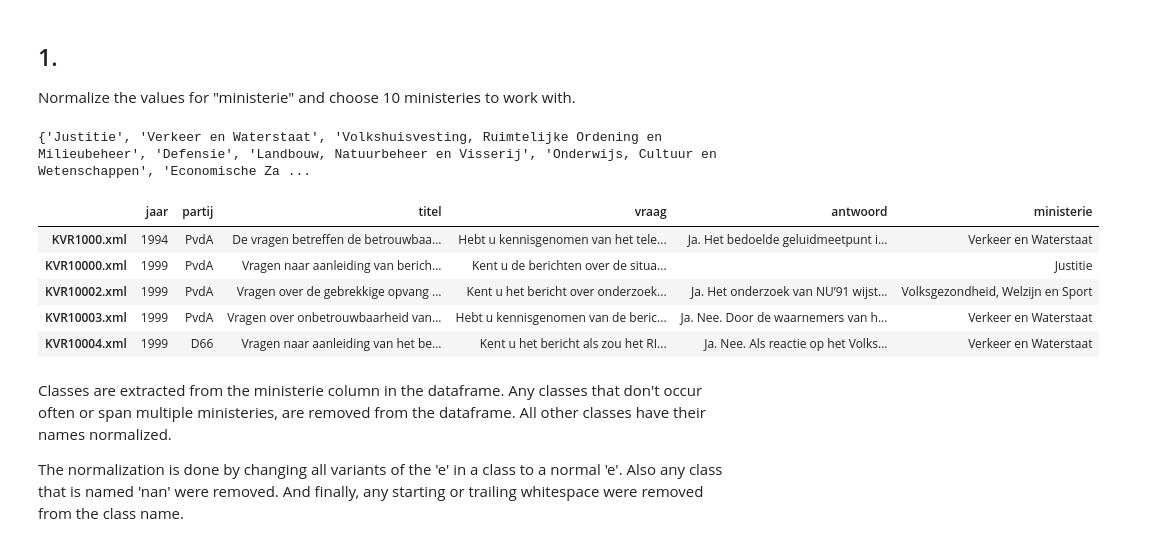
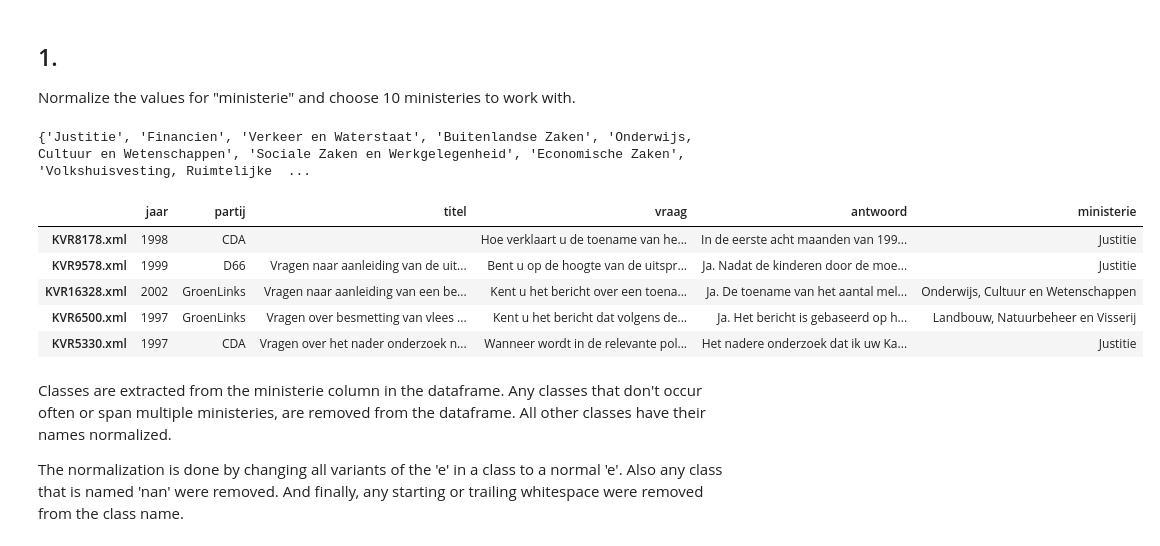
Before and after one commit to rlhjansen/zoekmachines_repo, a Jupyter notebook: assignment_w5.ipynb, the cells around one changed output. Drawn from its saved outputs; the diff is of its cells as text; code cells hidden in the pictures.

```diff
--- a/assignment_w5.ipynb
+++ b/assignment_w5.ipynb
@@ -61,13 +61,19 @@ names=['jaar', 'partij','titel','vraag','antwoord','ministerie']
 
 # Change to KVR1000.csv.gz if this becomes too slow for you
 # kvrdf= pd.read_csv('http://maartenmarx.nl/teaching/zoekmachines/LectureNotes/MySQL/KVR.csv.gz',
-kvrdf= pd.read_csv('http://maartenmarx.nl/teaching/zoekmachines/LectureNotes/MySQL/KVR1000.csv.gz',
+kvrdf= pd.read_csv('http://maartenmarx.nl/teaching/zoekmachines/LectureNotes/MySQL/KVR.csv.gz',
                    compression='gzip', sep='\t',
                    index_col=0, names=names,
                    )
 
 for kolom in names[1:]:
     kvrdf[kolom]= kvrdf[kolom].astype(str)
+
+train = kvrdf.sample(frac=0.2,random_state=200)
+test = kvrdf.drop(train.index)
+
+kvrdf = train
+
 print(kvrdf.shape)
 kvrdf.head()
 # %% [output]
@@ -203,50 +210,49 @@ def choose_10_classes(class_rows, norm_classes):
 def kvrdf_to_10_classes(kvrdf, norm_classes):
     """ Return a copy of kvrdf with normalized class names and only containing rows with classes in norm_classes
 
-    :param kvrdf: pd.Dataframe, containing all downloaded information: questions, ministerie, answers, etc.
+    :param kvrdf: pd.DataFrame, containing all downloaded information: questions, ministerie, answers, etc.
     :param norm_classes: set, containing all normalized class names of the 10 most occuring classes.
 
-    :return:
-        pd.Dataframe, kvrdf but with all rows removed that don't contain any of the ministeries in norm_classes.
+    :return: pd.DataFrame, kvrdf but with all rows removed that don't contain any of the ministeries in norm_classes.
     """
     all_classes = set(kvrdf.ministerie)
 
     for i, c in enumerate(all_classes):
         nc = normalize_class(c)
 
         if not (nc in norm_classes):
             kvrdf = kvrdf[kvrdf.ministerie != c]
-
         else:
             kvrdf.loc[kvrdf["ministerie"] == c, "ministerie"] = nc
 
     return kvrdf
 
 # classes is a set of strings of all classes that are in kvrdf
 classes = set(kvrdf.ministerie)
 
 # norm classes is a set of strings of classes that only span a single ministerie with normalized names.
 norm_classes = {normalize_class(c) for c in determine_classes(classes)}
 
 # class_rows_full is a dictionary mapping a class name to all rows that contain that class.
 class_rows_full = {c:kvrdf.loc[kvrdf.ministerie == c] for c in classes}
 
 # classes is adjusted so it now is a set that contains the normalized strings of the 10 most occuring classes.
 classes = choose_10_classes(class_rows_full, norm_classes)
 print(classes)
 
-# kvrdf is adjusted so any rows that don't contain any class in 'classes' are removed.
+# train and test data are adjusted so any rows that don't contain the class in 'classes' are removed.
 # also, all class names are normalized.
 kvrdf = kvrdf_to_10_classes(kvrdf, classes)
+test = kvrdf_to_10_classes(test, classes)
 kvrdf.head()
 # %% [output]
-{'Justitie', 'Verkeer en Waterstaat', 'Volkshuisvesting, Ruimtelijke Ordening en Milieubeheer', 'Defensie', 'Landbouw, Natuurbeheer en Visserij', 'Onderwijs, Cultuur en Wetenschappen', 'Economische Za ...
+{'Justitie', 'Financien', 'Verkeer en Waterstaat', 'Buitenlandse Zaken', 'Onderwijs, Cultuur en Wetenschappen', 'Sociale Zaken en Werkgelegenheid', 'Economische Zaken', 'Volkshuisvesting, Ruimtelijke  ...
 |  | jaar | partij | titel | vraag | antwoord | ministerie |
-| KVR1000.xml | 1994 | PvdA | De vragen betreffen de betrouwbaa... | Hebt u kennisgenomen van het tele... | Ja. Het bedoelde geluidmeetpunt i... | Verkeer en Waterstaat |
-| KVR10000.xml | 1999 | PvdA | Vragen naar aanleiding van berich... | Kent u de berichten over de situa... |  | Justitie |
-| KVR10002.xml | 1999 | PvdA | Vragen over de gebrekkige opvang ... | Kent u het bericht over onderzoek... | Ja. Het onderzoek van NU’91 wijst... | Volksgezondheid, Welzijn en Sport |
-| KVR10003.xml | 1999 | PvdA | Vragen over onbetrouwbaarheid van... | Hebt u kennisgenomen van de beric... | Ja. Nee. Door de waarnemers van h... | Verkeer en Waterstaat |
-| KVR10004.xml | 1999 | D66 | Vragen naar aanleiding van het be... | Kent u het bericht als zou het RI... | Ja. Nee. Als reactie op het Volks... | Verkeer en Waterstaat |
+| KVR8178.xml | 1998 | CDA |  | Hoe verklaart u de toename van he... | In de eerste acht maanden van 199... | Justitie |
+| KVR9578.xml | 1999 | D66 | Vragen naar aanleiding van de uit... | Bent u op de hoogte van de uitspr... | Ja. Nadat de kinderen door de moe... | Justitie |
+| KVR16328.xml | 2002 | GroenLinks | Vragen naar aanleiding van een be... | Kent u het bericht over een toena... | Ja. De toename van het aantal mel... | Onderwijs, Cultuur en Wetenschappen |
+| KVR6500.xml | 1997 | GroenLinks | Vragen over besmetting van vlees ... | Kent u het bericht dat volgens de... | Ja. Het bericht is gebaseerd op h... | Landbouw, Natuurbeheer en Visserij |
+| KVR5330.xml | 1997 | CDA | Vragen over het nader onderzoek n... | Wanneer wordt in de relevante pol... | Het nadere onderzoek dat ik uw Ka... | Justitie |
 # %% [markdown]
 
 Classes are extracted from the ministerie column in the dataframe. Any classes that don't occur often or span multiple ministeries, are removed from the dataframe. All other classes have their names normalized.
```
Also changed, not shown: parts of 19 cells of this notebook.
